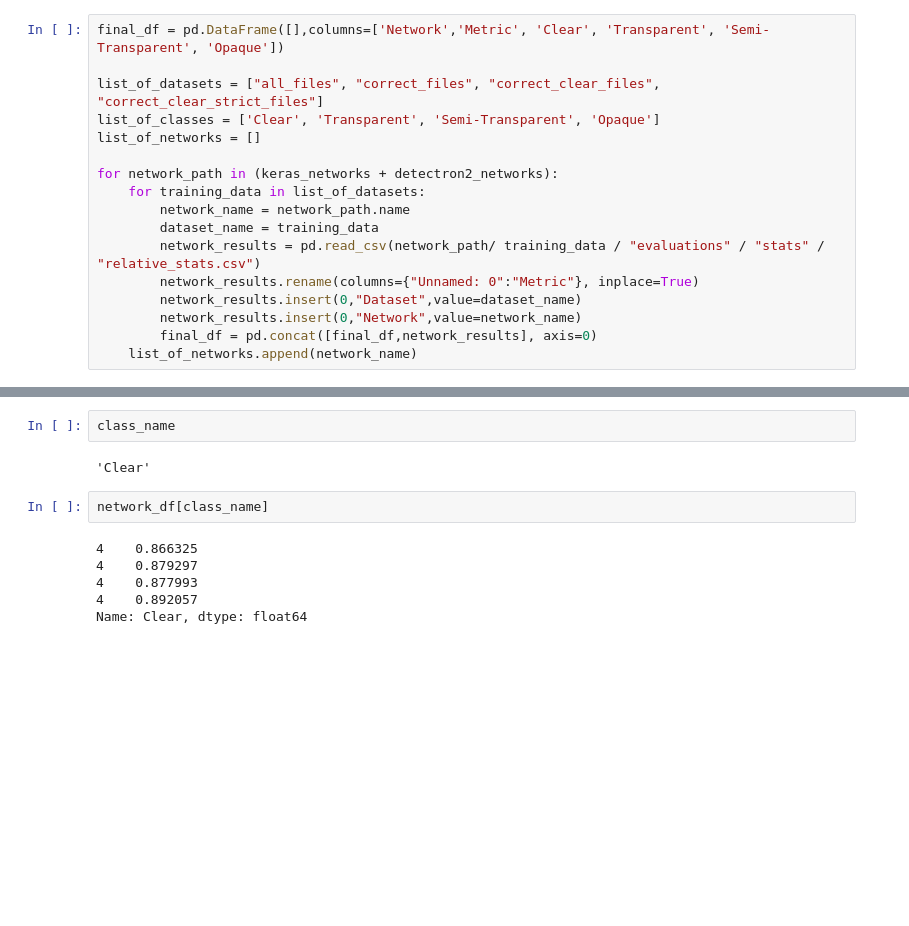
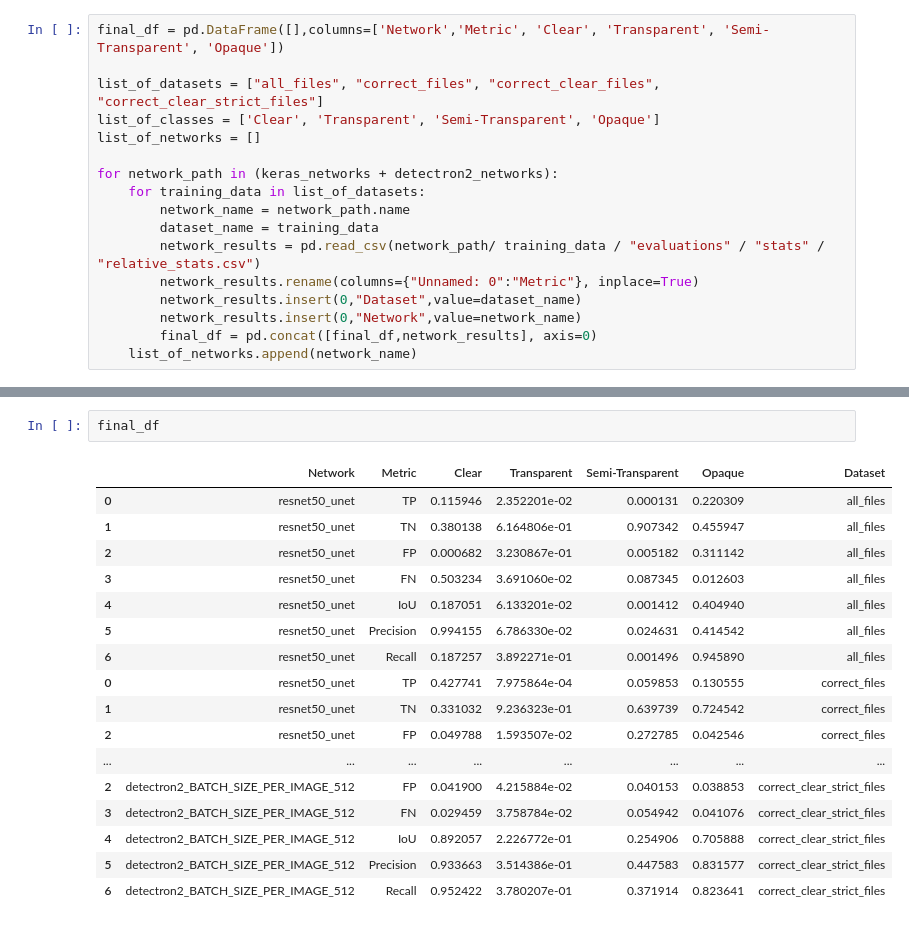
Before and after one commit to filipberanek/woodscape_revision, a Jupyter notebook: data_statistics/netoworks_evaluation.ipynb, the cells around one changed output, grey strips where cells are left out. Saved outputs shown, nothing was run; the diff lists cells and outputs as text; blank space fills up the shorter version.

```diff
--- a/data_statistics/netoworks_evaluation.ipynb
+++ b/data_statistics/netoworks_evaluation.ipynb
@@ -36,12 +30,20 @@ for network_name in list_of_networks:
-# %%
-class_name
-# %% [output]
-'Clear'
-# %%
-network_df[class_name]
-# %% [output]
-4    0.866325
-4    0.879297
-4    0.877993
-4    0.892057
-Name: Clear, dtype: float64
+# %%
+final_df
+# %% [output]
+|  | Network | Metric | Clear | Transparent | Semi-Transparent | Opaque | Dataset |
+| 0 | resnet50_unet | TP | 0.115946 | 2.352201e-02 | 0.000131 | 0.220309 | all_files |
+| 1 | resnet50_unet | TN | 0.380138 | 6.164806e-01 | 0.907342 | 0.455947 | all_files |
+| 2 | resnet50_unet | FP | 0.000682 | 3.230867e-01 | 0.005182 | 0.311142 | all_files |
+| 3 | resnet50_unet | FN | 0.503234 | 3.691060e-02 | 0.087345 | 0.012603 | all_files |
+| 4 | resnet50_unet | IoU | 0.187051 | 6.133201e-02 | 0.001412 | 0.404940 | all_files |
+| 5 | resnet50_unet | Precision | 0.994155 | 6.786330e-02 | 0.024631 | 0.414542 | all_files |
+| 6 | resnet50_unet | Recall | 0.187257 | 3.892271e-01 | 0.001496 | 0.945890 | all_files |
+| 0 | resnet50_unet | TP | 0.427741 | 7.975864e-04 | 0.059853 | 0.130555 | correct_files |
+| 1 | resnet50_unet | TN | 0.331032 | 9.236323e-01 | 0.639739 | 0.724542 | correct_files |
+| 2 | resnet50_unet | FP | 0.049788 | 1.593507e-02 | 0.272785 | 0.042546 | correct_files |
+| ... | ... | ... | ... | ... | ... | ... | ... |
+| 2 | detectron2_BATCH_SIZE_PER_IMAGE_512 | FP | 0.041900 | 4.215884e-02 | 0.040153 | 0.038853 | correct_clear_strict_files |
+| 3 | detectron2_BATCH_SIZE_PER_IMAGE_512 | FN | 0.029459 | 3.758784e-02 | 0.054942 | 0.041076 | correct_clear_strict_files |
+| 4 | detectron2_BATCH_SIZE_PER_IMAGE_512 | IoU | 0.892057 | 2.226772e-01 | 0.254906 | 0.705888 | correct_clear_strict_files |
+| 5 | detectron2_BATCH_SIZE_PER_IMAGE_512 | Precision | 0.933663 | 3.514386e-01 | 0.447583 | 0.831577 | correct_clear_strict_files |
+| 6 | detectron2_BATCH_SIZE_PER_IMAGE_512 | Recall | 0.952422 | 3.780207e-01 | 0.371914 | 0.823641 | correct_clear_strict_files |
```
Also changed, not shown: parts of 6 cells of this notebook.
